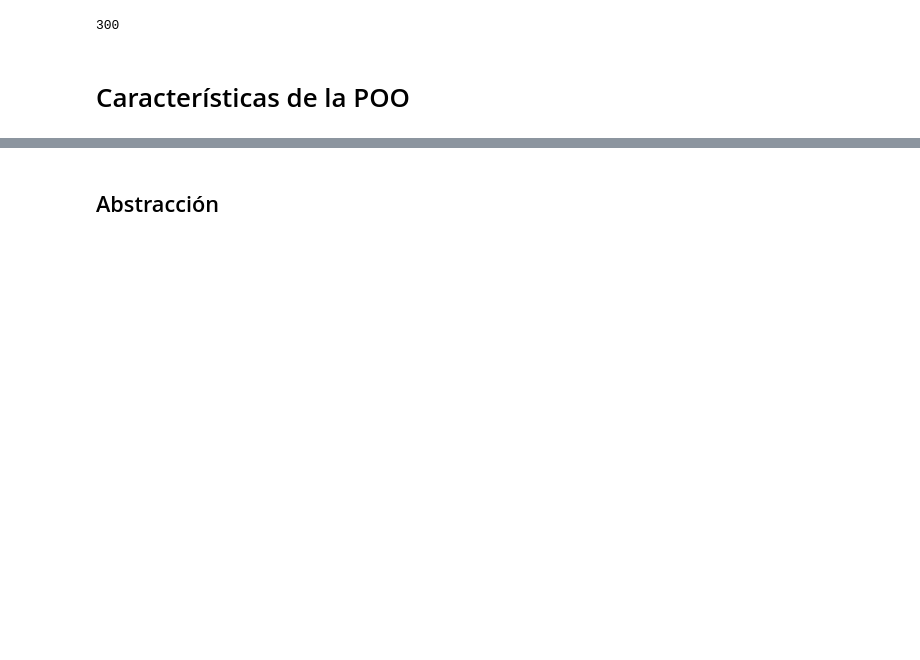
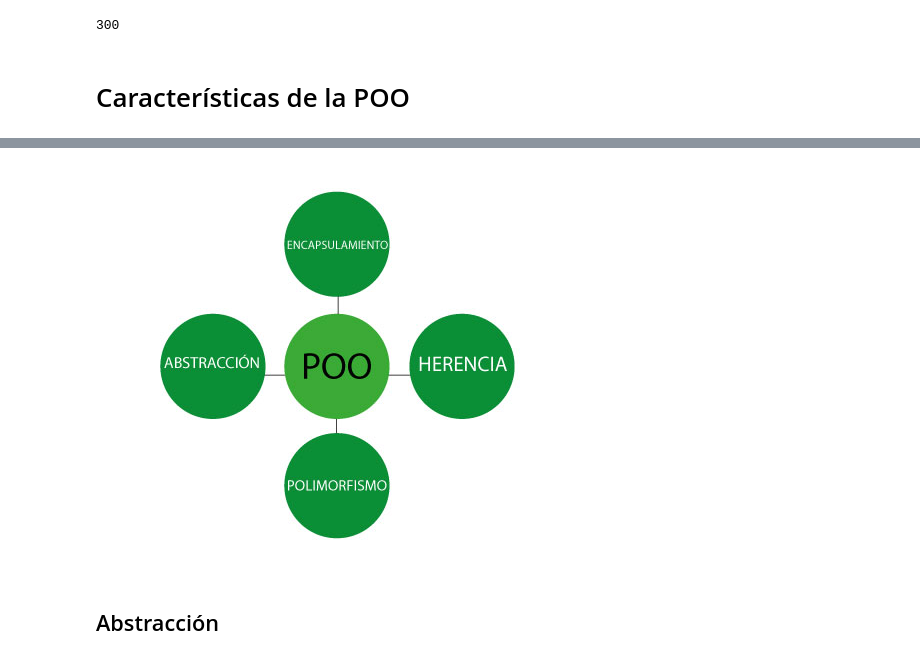
Before and after one commit to MET4OP-UBA/MET4OP, a Jupyter notebook: clases/computacion/tema_11/POO_1/POO1.ipynb, the cells around one changed output, grey strips where cells are left out. Drawn from its saved outputs; the diff is of its cells as text; code cells hidden in the pictures; blank space fills up the shorter version.

```diff
--- a/clases/computacion/tema_11/POO_1/POO1.ipynb
+++ b/clases/computacion/tema_11/POO_1/POO1.ipynb
@@ -58,3 +58,7 @@ print(result)
+# %%
+Image(filename='extra/principios.jpg')
+# %% [output]
+[figure, added]
 # %% [markdown]
 ## Abstracción
 # %% [markdown]
```
Also changed, not shown: parts of 10 cells of this notebook, 34 other files.
